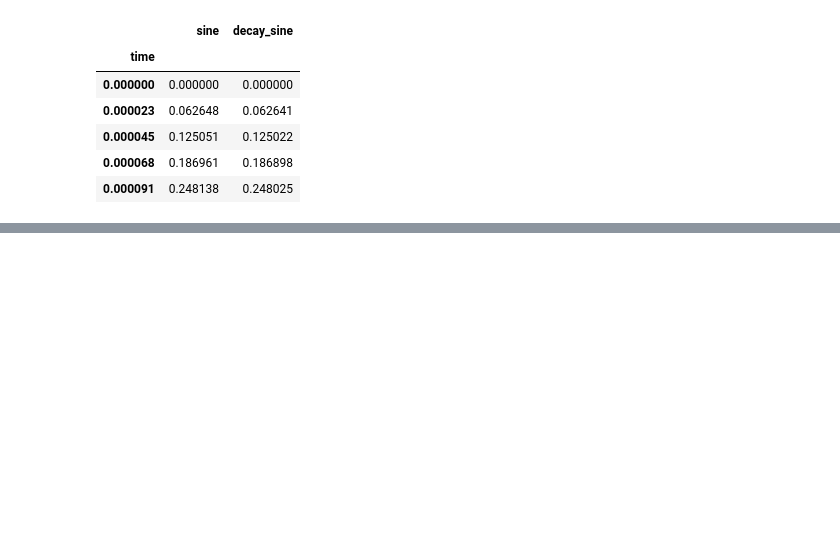
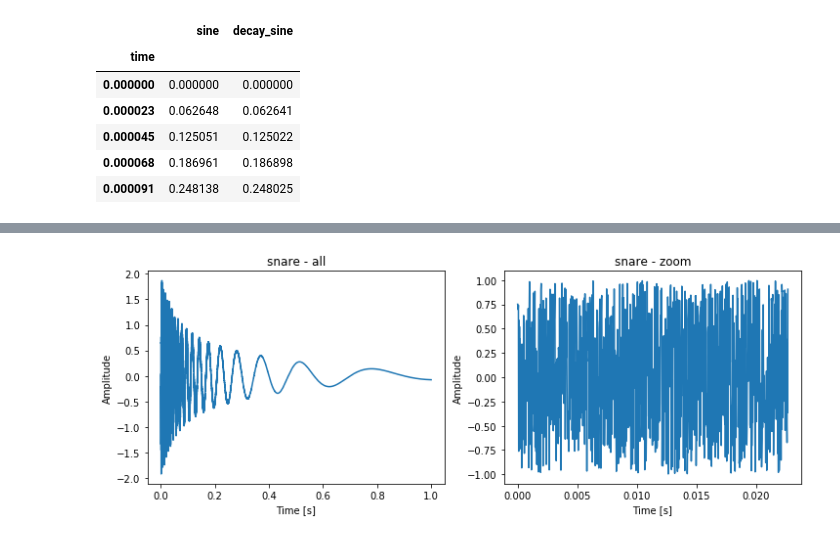
Before and after one commit to kargenk/sound_processing_practice, a Jupyter notebook: sine_wave.ipynb, the cells around one changed output, grey strips where cells are left out. Saved outputs shown, nothing was run; the diff lists cells and outputs as text; code cells hidden in the pictures; blank space fills up the shorter version.

```diff
--- a/sine_wave.ipynb
+++ b/sine_wave.ipynb
@@ -108,0 +151,27 @@ display.Audio(generated['decay_sine'], rate=fs)
+# %%
+# スネアドラムを作成
+short_decay = np.exp(- generated.index / 0.05)
+snare_base = np.sin( (1 / (generated.index + 0.1) + 30 ) * 4 * np.pi) * np.exp(- generated.index / 0.4)
+generated['snare'] = snare_base + generated['noise'] * short_decay
+
+wave = (generated['snare'] * float(2 ** 15 - 1)).astype(np.int16)  # 値域を16bitにする
+wavfile.write('./src/snare.wav', fs, wave)
+
+# プロット
+plt.figure(figsize=(12, 4))
+plt.subplot(121)
+plt.plot(generated.index, generated['snare'])
+plt.xlabel('Time [s]')
+plt.ylabel('Amplitude')
+plt.title('snare - all')
+
+plt.subplot(122)
+plt.plot(generated.index[:1000], generated['noise'].iloc[:1000])
+plt.xlabel('Time [s]')
+plt.ylabel('Amplitude')
+plt.title('snare - zoom')
+plt.show()
+
+display.Audio(generated['snare'], rate=fs)
+# %% [output]
+[figure, added]
```
Also changed, not shown: parts of 6 cells of this notebook.
